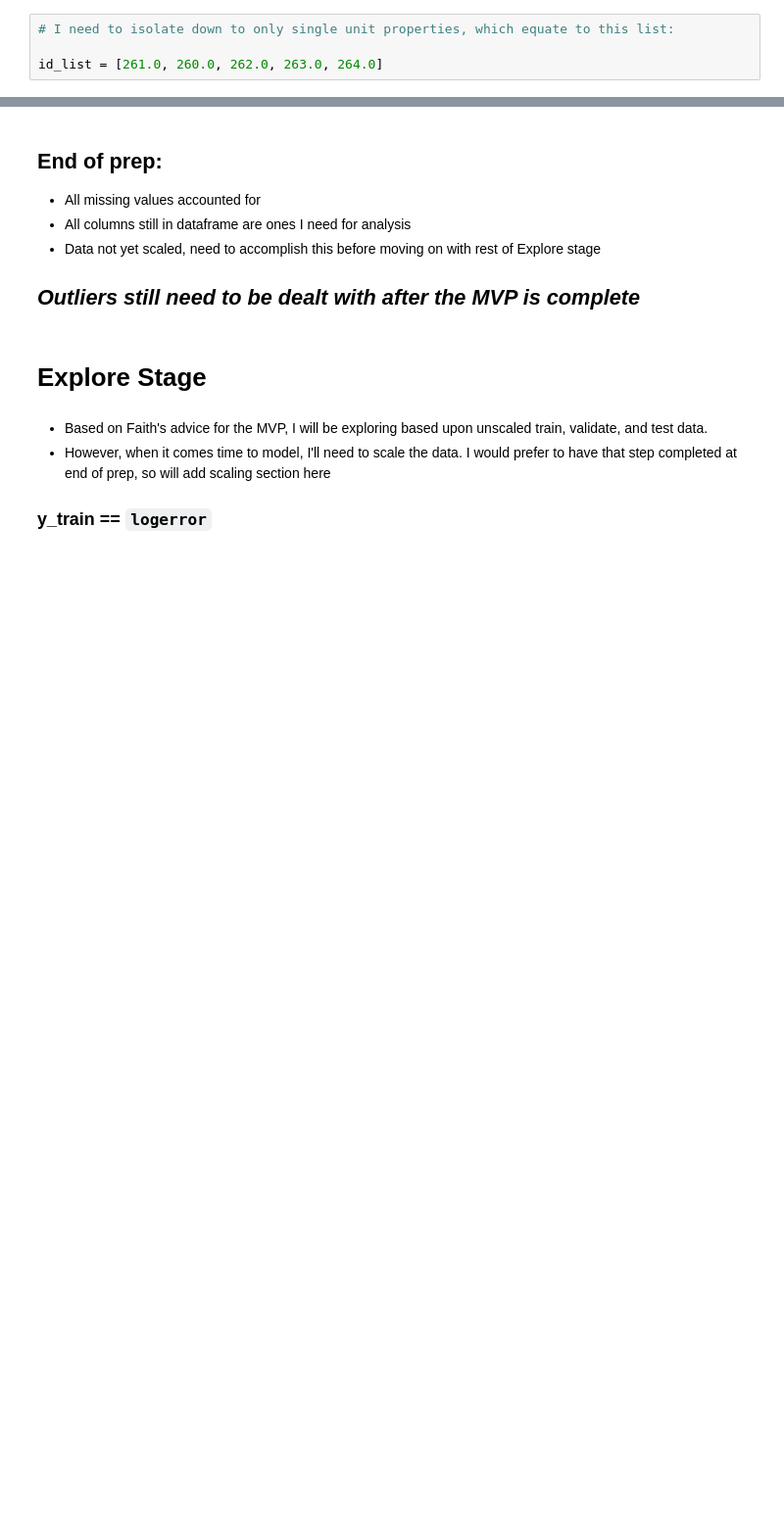
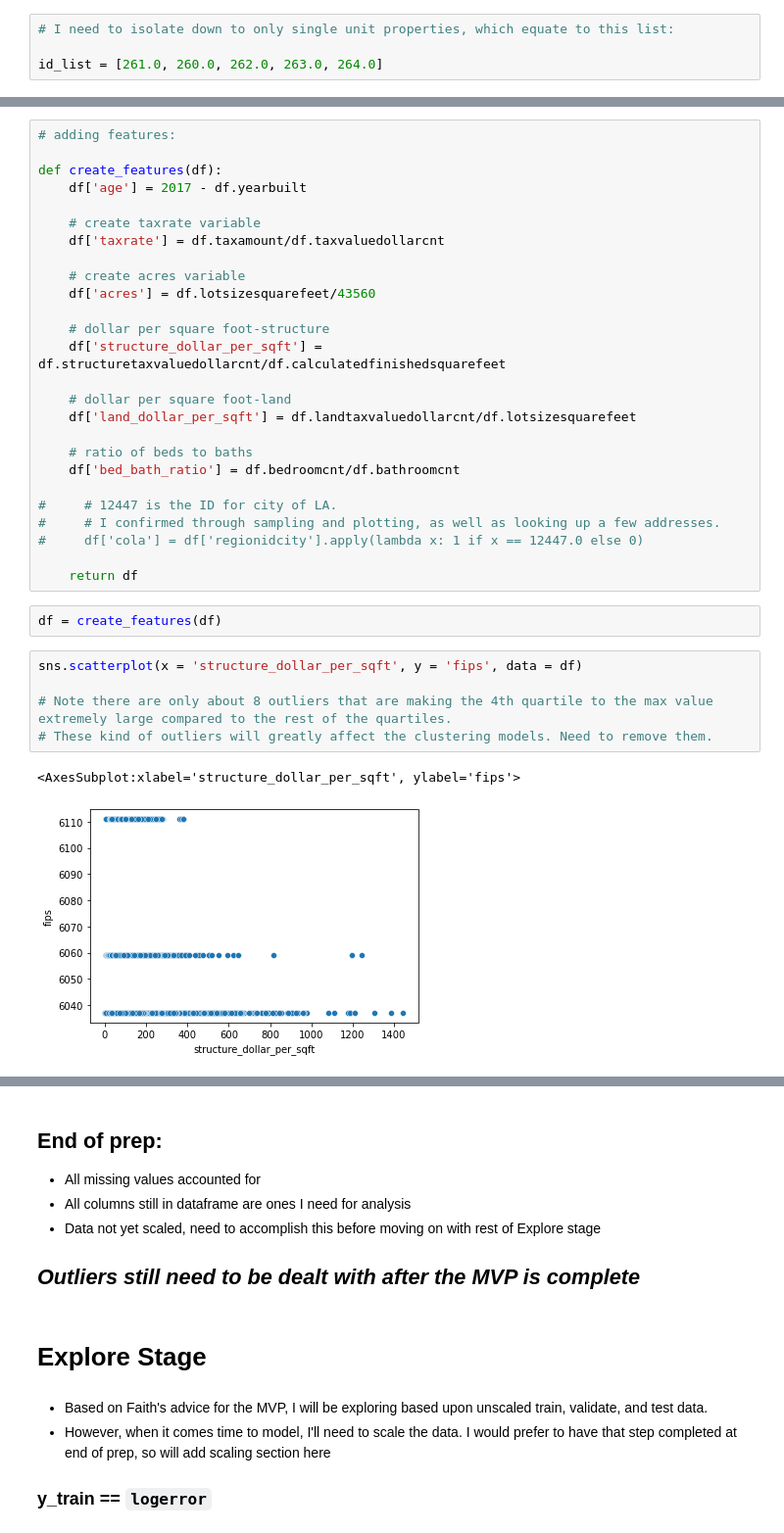
Before and after one commit to lukewbecker/clustering-project, a Jupyter notebook: zillow_mvp.ipynb, the cells around one changed output, grey strips where cells are left out. Shown at 98% size. Drawn from its saved outputs; the diff is of its cells as text; blank space fills up the shorter version.

```diff
--- a/zillow_mvp.ipynb
+++ b/zillow_mvp.ipynb
@@ -145,0 +219,36 @@ df.head(2)
+# %%
+# adding features:
+
+def create_features(df):
+    df['age'] = 2017 - df.yearbuilt
+
+    # create taxrate variable
+    df['taxrate'] = df.taxamount/df.taxvaluedollarcnt
+
+    # create acres variable
+    df['acres'] = df.lotsizesquarefeet/43560
+
+    # dollar per square foot-structure
+    df['structure_dollar_per_sqft'] = df.structuretaxvaluedollarcnt/df.calculatedfinishedsquarefeet
+
+    # dollar per square foot-land
+    df['land_dollar_per_sqft'] = df.landtaxvaluedollarcnt/df.lotsizesquarefeet
+
+    # ratio of beds to baths
+    df['bed_bath_ratio'] = df.bedroomcnt/df.bathroomcnt
+
+#     # 12447 is the ID for city of LA.
+#     # I confirmed through sampling and plotting, as well as looking up a few addresses.
+#     df['cola'] = df['regionidcity'].apply(lambda x: 1 if x == 12447.0 else 0)
+
+    return df
+# %%
+df = create_features(df)
+# %%
+sns.scatterplot(x = 'structure_dollar_per_sqft', y = 'fips', data = df)
+
+# Note there are only about 8 outliers that are making the 4th quartile to the max value extremely large compared to the rest of the quartiles.
+# These kind of outliers will greatly affect the clustering models. Need to remove them.
+# %% [output]
+<AxesSubplot:xlabel='structure_dollar_per_sqft', ylabel='fips'>
+[figure, added]
```
Also changed, not shown: parts of 84 cells of this notebook, 1 other file.
